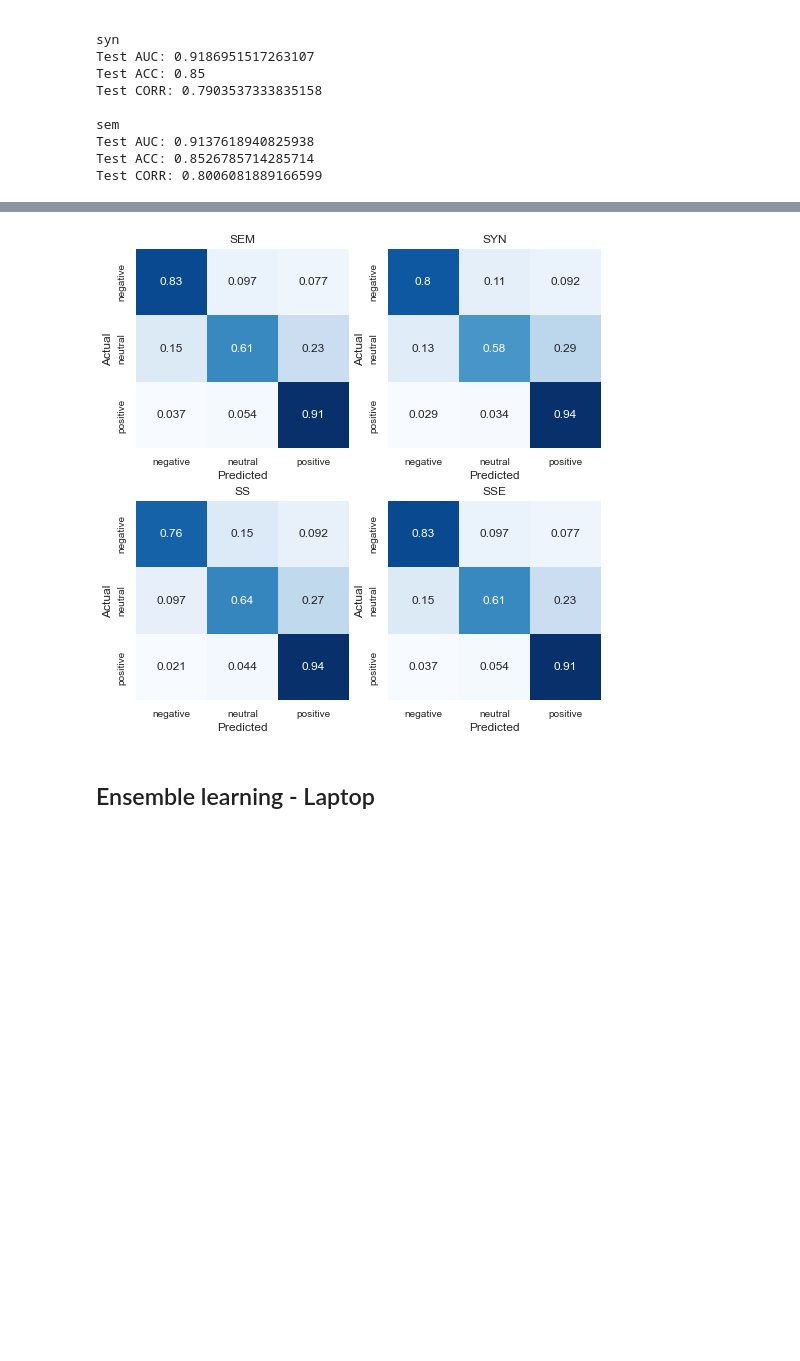
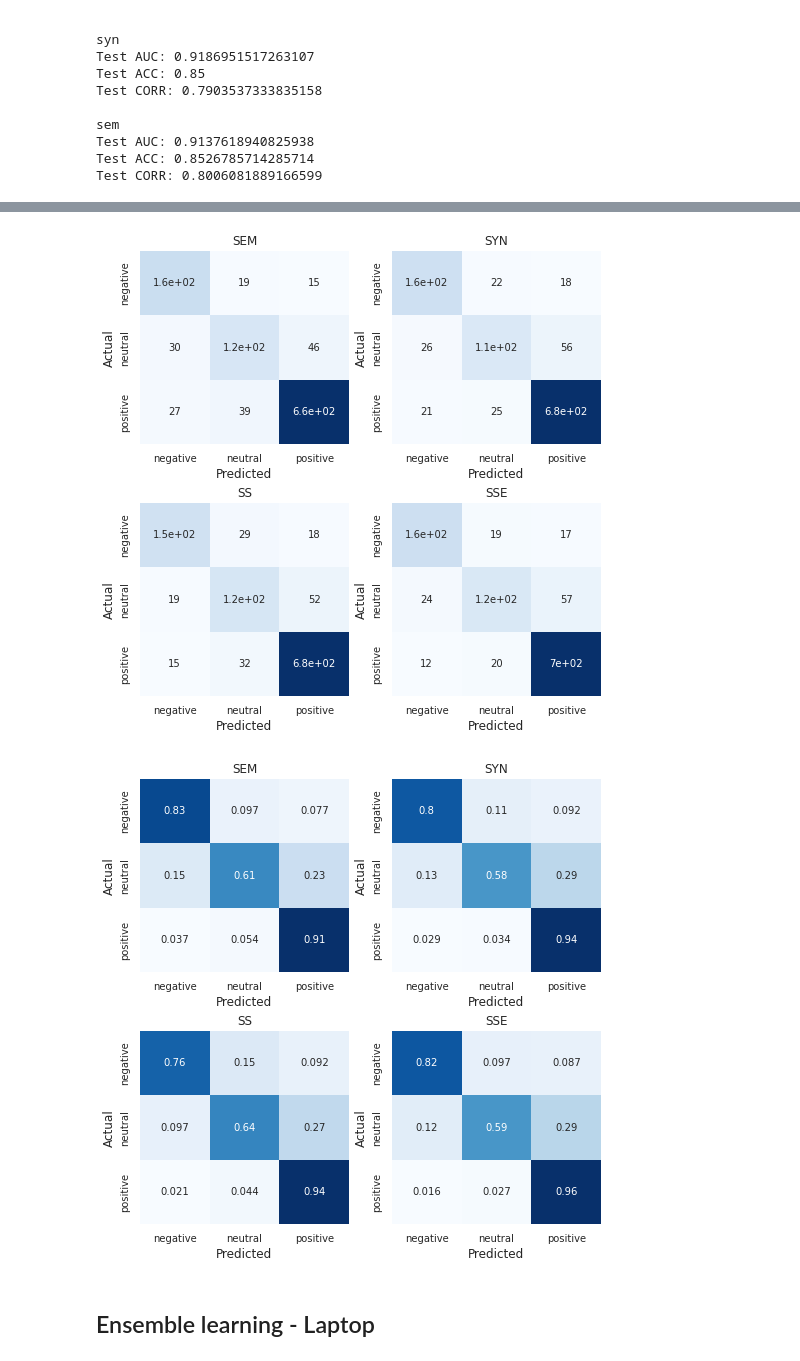
Before and after one commit to hoangntc/BERT_ABSA, a Jupyter notebook: experiment/4_ensemble.ipynb, the cells around one changed output, grey strips where cells are left out. Drawn from its saved outputs; the diff is of its cells as text; code cells hidden in the pictures; blank space fills up the shorter version.

```diff
--- a/experiment/4_ensemble.ipynb
+++ b/experiment/4_ensemble.ipynb
@@ -90,7 +91,7 @@ def plot_correlation_matrix(df, cols):
         yticklabels=yticks, title='Correlation matrix', xticklabels=yticks)
     plt.show()
 
-def plot_confusion_matrix(df, actual_col='label_id'):
+def plot_confusion_matrix(df, actual_col='label_id', norm=False):
     ncols = 2
     nrows = 2
     y_true = df[actual_col]
@@ -102,15 +103,17 @@ def plot_confusion_matrix(df, actual_col='label_id'):
         df[['bert_0', 'bert_1', 'bert_2']].rename(columns={'bert_0': 'pred_0', 'bert_1': 'pred_1', 'bert_2': 'pred_2'}),
         df[['syn_0', 'syn_1', 'syn_2']].rename(columns={'syn_0': 'pred_0', 'syn_1': 'pred_1', 'syn_2': 'pred_2'}),
         df[['sem_0', 'sem_1', 'sem_2']].rename(columns={'sem_0': 'pred_0', 'sem_1': 'pred_1', 'sem_2': 'pred_2'}),
-        df[['bert_0', 'bert_1', 'bert_2']].rename(columns={'bert_0': 'pred_0', 'bert_1': 'pred_1', 'bert_2': 'pred_2'}),
+        df[['ss_0', 'ss_1', 'ss_2']].rename(columns={'ss_0': 'pred_0', 'ss_1': 'pred_1', 'ss_2': 'pred_2'}),
     ]
     model_name = ['SEM', 'SYN', 'SS', 'SSE']
     for i in range(nrows):
         for j in range(ncols):
             cm = confusion_matrix(y_true, pred_list[2*i+j].apply(get_pred_label_id, axis=1))
             cm_normed = cm.astype('float') /  cm.sum(axis=1)[:, np.newaxis]
+            if norm:
+                cm = cm_normed.copy()
             sns.set(font_scale=1)
-            sns.heatmap(cm_normed, cmap='Blues', annot=True, annot_kws={'size': 12}, cbar=False, ax=ax[i, j])# font size
+            sns.heatmap(cm, cmap='Blues', annot=True, annot_kws={'size': 10}, cbar=False, ax=ax[i, j])
             ax[i,j].set_xticklabels(cnames, size=10)
             ax[i,j].set_yticklabels(cnames, size=10)
             ax[i,j].set_xlabel('Predicted')
@@ -207,18 +210,17 @@ def train_xgb(dfXY, tvt_idx, cname_feats, cname_target='label', option_init={},
         model, best_ntree, x_train, y_train, x_val, y_val, x_test, y_test, is_binary)
 
     pd_res = pd.DataFrame({
-        'n_features': len(cname_feats),
-        'n_train': x_train.shape[0],
-        'n_val': x_val.shape[0],
-        'n_test': x_test.shape[0],
-        'n_tree': best_ntree,
-        'train_auc': train_auc,
-        'train_acc': train_acc,
-        'val_auc': val_auc,
-        'val_acc': val_acc,
-        'test_auc': test_auc,
-        'test_acc': test_acc,
-
+        'n_features': [len(cname_feats)],
+        'n_train': [x_train.shape[0]],
+        'n_val': [x_val.shape[0]],
+        'n_test': [x_test.shape[0]],
+        'n_tree': [best_ntree],
+        'train_auc': [train_auc],
+        'train_acc': [train_acc],
+        'val_auc': [val_auc],
+        'val_acc': [val_acc],
+        'test_auc': [test_auc],
+        'test_acc': [test_acc],
     })
 
     display(pd_res)
@@ -438,7 +440,10 @@ n_features n_train n_val n_test n_tree train_auc train_acc val_auc val_acc test_
 # %%
+df[['ss_0', 'ss_1', 'ss_2']] = fmodel_clf['model'].predict_proba(df[fmodel_clf['cname_feats']])
 plot_confusion_matrix(df[df['tvt']=="test"])
+plot_confusion_matrix(df[df['tvt']=="test"], norm=True)
 # %% [output]
-[figure, old version]
+[figure, new version]
+[figure, added]
 # %% [markdown]
 ## Ensemble learning - Laptop
 # %%
```
Also changed, not shown: parts of 6 cells of this notebook, 2 other files.
